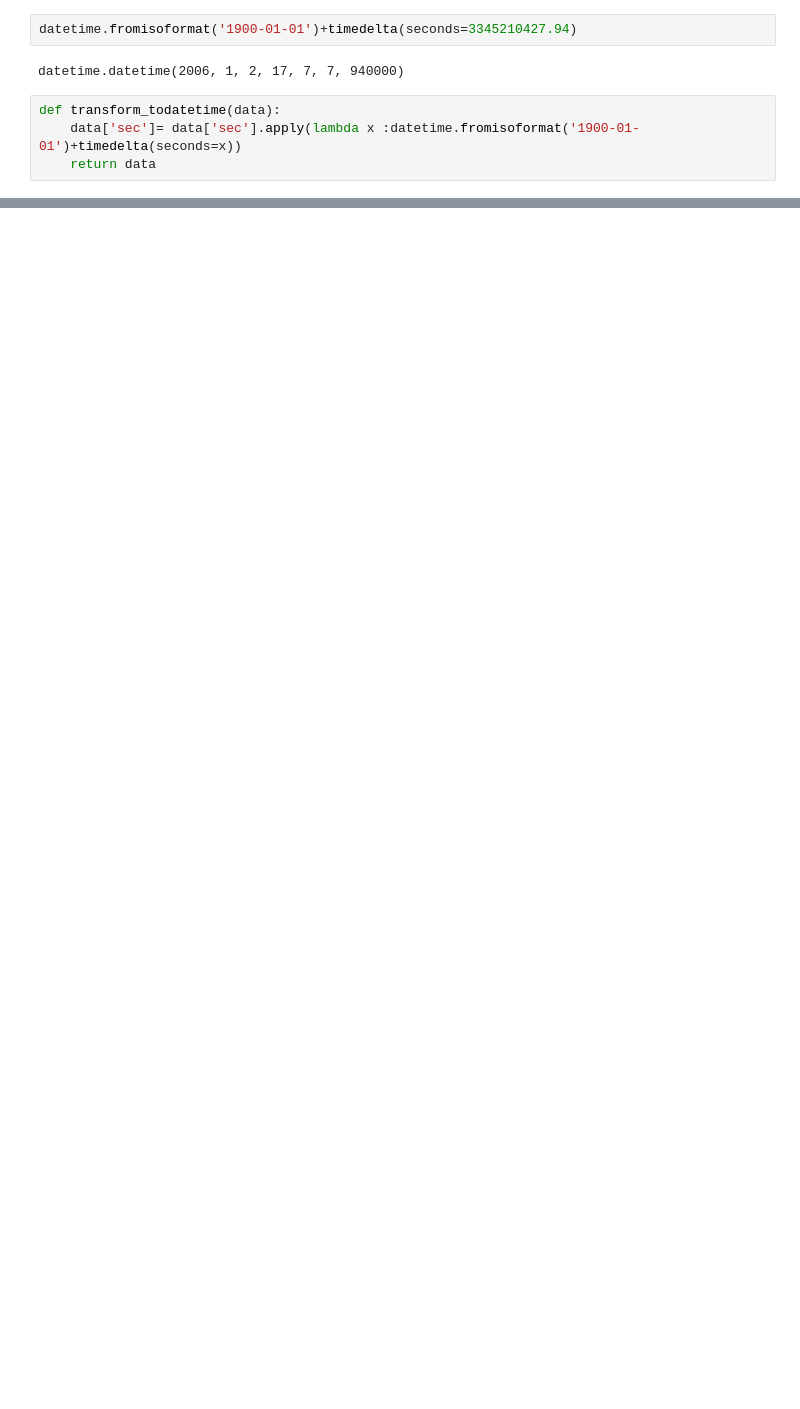
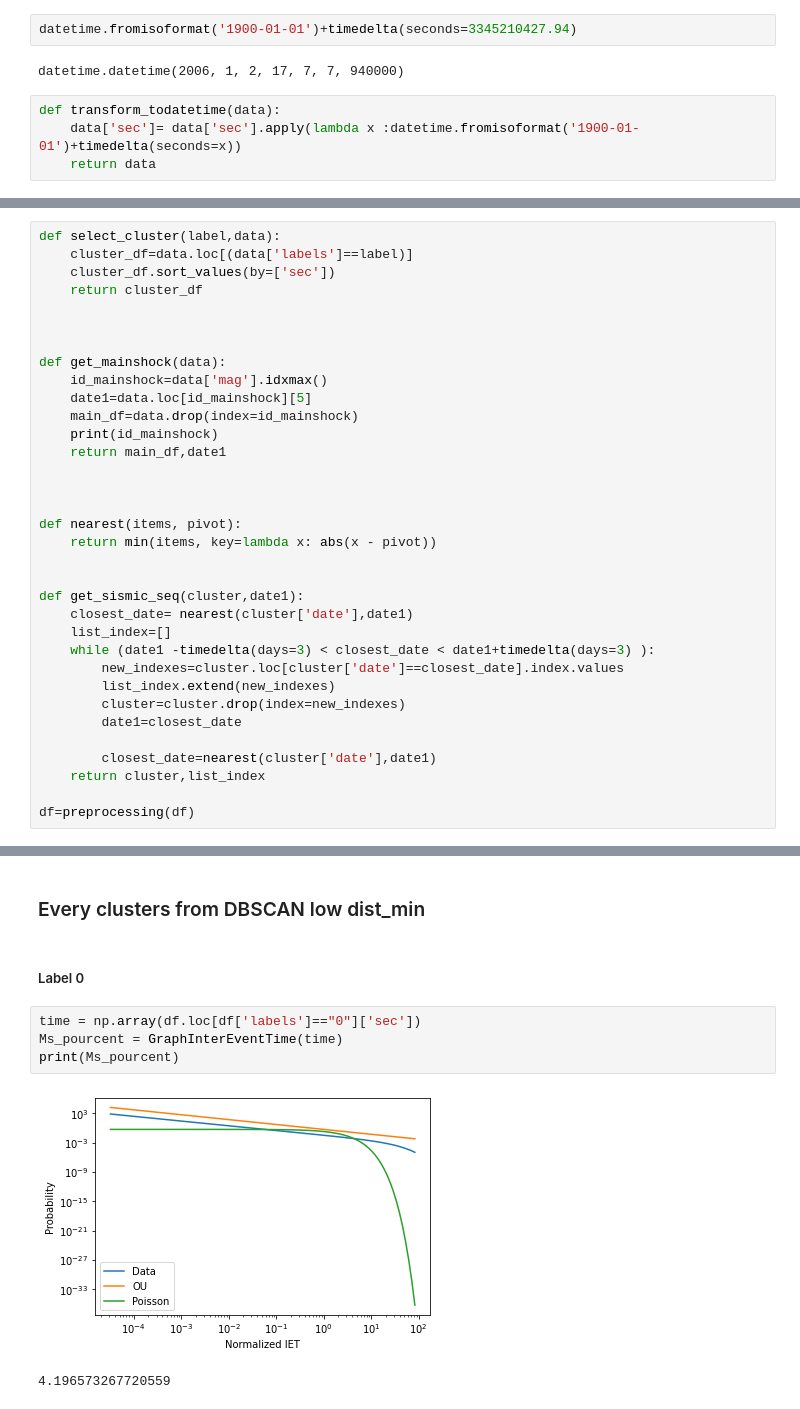
Before and after one commit to Skaddd/GeoScience, a Jupyter notebook: timestamps_cluster.ipynb, the cells around one changed output, grey strips where cells are left out. Drawn from its saved outputs; the diff is of its cells as text; blank space fills up the shorter version.

```diff
--- a/timestamps_cluster.ipynb
+++ b/timestamps_cluster.ipynb
@@ -168,0 +103,34 @@ print(x2,y2)
+# %%
+def select_cluster(label,data):
+    cluster_df=data.loc[(data['labels']==label)]
+    cluster_df.sort_values(by=['sec'])
+    return cluster_df
+
+
+
+def get_mainshock(data):
+    id_mainshock=data['mag'].idxmax()
+    date1=data.loc[id_mainshock][5]
+    main_df=data.drop(index=id_mainshock)
+    print(id_mainshock)
+    return main_df,date1
+
+
+
+def nearest(items, pivot):
+    return min(items, key=lambda x: abs(x - pivot))
+
+
+def get_sismic_seq(cluster,date1):
+    closest_date= nearest(cluster['date'],date1)
+    list_index=[]
+    while (date1 -timedelta(days=3) < closest_date < date1+timedelta(days=3) ):
+        new_indexes=cluster.loc[cluster['date']==closest_date].index.values
+        list_index.extend(new_indexes)
+        cluster=cluster.drop(index=new_indexes)
+        date1=closest_date
+
+        closest_date=nearest(cluster['date'],date1)
+    return cluster,list_index
+
+df=preprocessing(df)
@@ -168,0 +141,11 @@ print(x2,y2)
+# %% [markdown]
+### Every clusters from DBSCAN low dist_min
+# %% [markdown]
+##### Label 0
+# %%
+time = np.array(df.loc[df['labels']=="0"]['sec'])
+Ms_pourcent = GraphInterEventTime(time)
+print(Ms_pourcent)
+# %% [output]
+[figure, added]
+4.196573267720559
```
Also changed, not shown: parts of 38 cells of this notebook.
